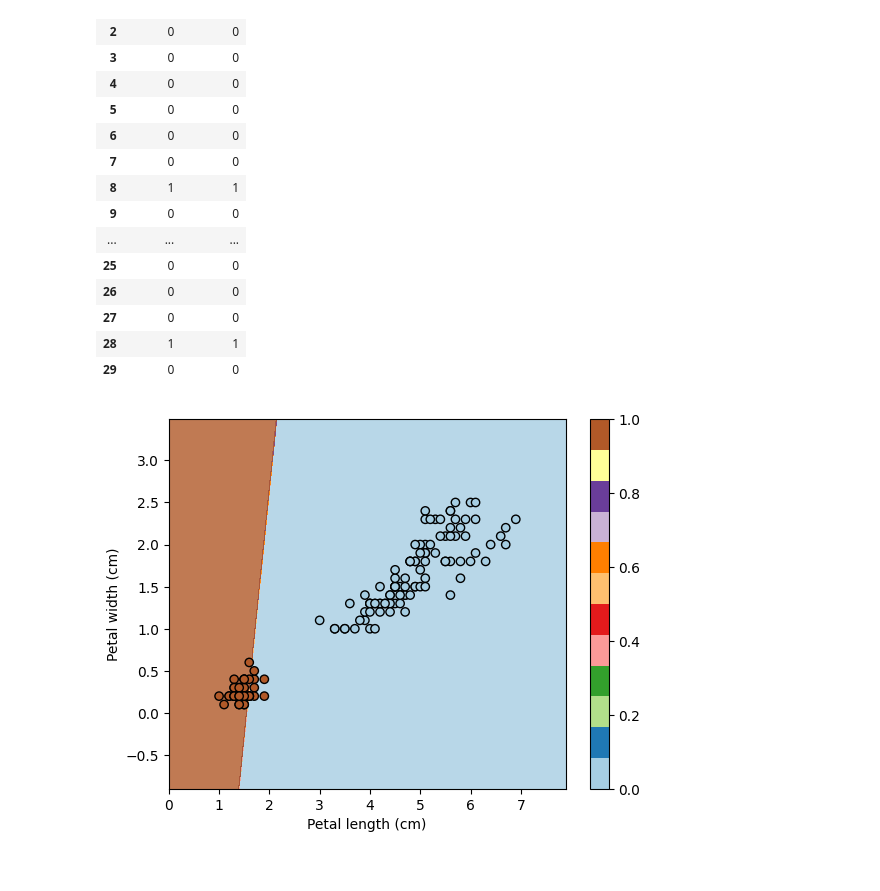
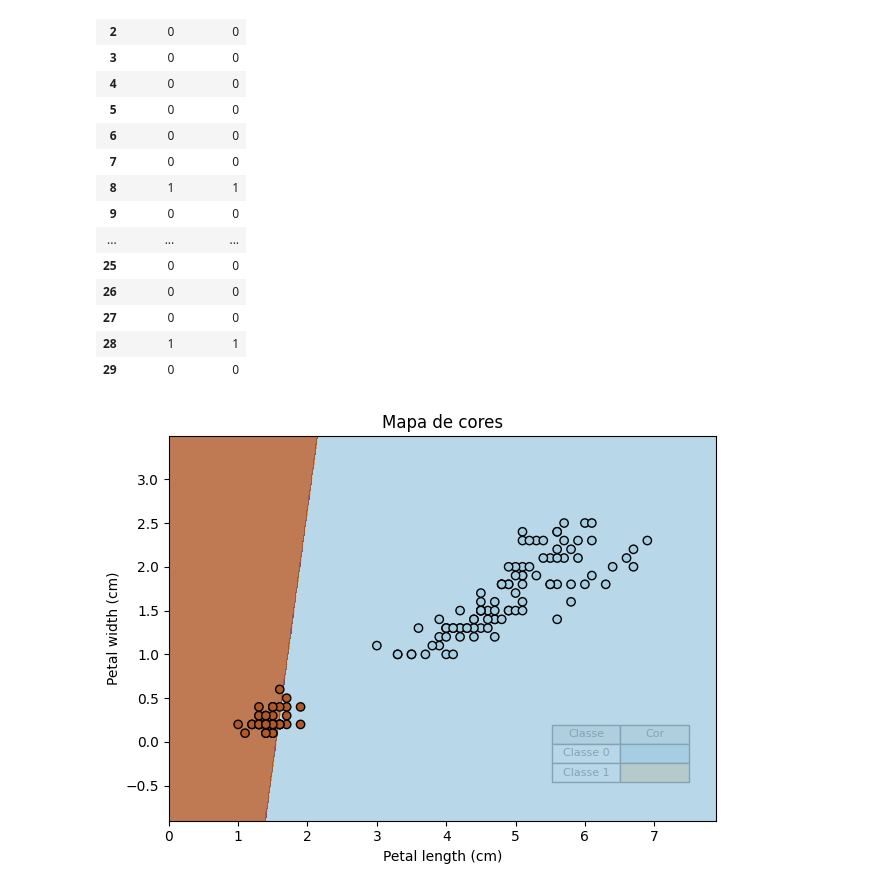
Before and after one commit to J0hnV1ct0r/Rpad, a Jupyter notebook: regressao_logistica.ipynb, the cells around one changed output. Cells and saved outputs as stored; diff of their text form; code cells hidden in the pictures.

```diff
--- a/regressao_logistica.ipynb
+++ b/regressao_logistica.ipynb
@@ -589,15 +619,46 @@ grid = pd.DataFrame({
 grid['prediction'] = model.predict(grid)
 # Transformar as previsões em formato de grade para visualização
 Z = grid['prediction'].values.reshape(xx.shape)
-# %%
-plt.contourf(xx, yy, Z, alpha=0.8, cmap=plt.cm.Paired)
-
-# Passar a variável y diretamente como a sequência de cores
-plt.scatter(x_arr[:, 0], x_arr[:, 1], c=y.values, edgecolor='k', cmap=plt.cm.Paired)
-
-plt.xlabel('Petal length (cm)')
-plt.ylabel('Petal width (cm)')
-plt.colorbar()  # Opcional, para mostrar a barra de cores
-plt.show()
-# %% [output]
-[figure, removed]
+# %%
+from matplotlib.table import Table
+plt.contourf(xx, yy, Z, alpha=0.8, cmap=plt.cm.Paired)
+
+# Passar a variável y diretamente como a sequência de cores
+plt.scatter(x_arr[:, 0], x_arr[:, 1], c=y.values, edgecolor='k', cmap=plt.cm.Paired)
+
+classes = np.unique(y)
+colors = [plt.cm.Paired(cls / len(classes)) for cls in classes]
+labels = [f"Classe {cls}" for cls in classes]
+
+# Criar a tabela no canto inferior direito
+
+ax = plt.gca()
+
+# Coordenadas da tabela (canto inferior direito)
+table = Table(ax, bbox=[0.7, 0.1, 0.25, 0.15])  # [x, y, width, height]
+
+# Largura e altura padrão das células
+cell_width = 0.12
+cell_height = 0.1
+
+# Cabeçalhos da tabela
+table.add_cell(0, 0, width=cell_width, height=cell_height, text="Classe", loc="center", facecolor="lightgray")
+table.add_cell(0, 1, width=cell_width, height=cell_height, text="Cor", loc="center", facecolor="lightgray")
+
+# Adicionar linhas com as cores e rótulos das classes
+classes = np.unique(y)
+for i, cls in enumerate(classes):
+    color = plt.cm.Paired(cls / len(classes))  # Cor sólida
+    table.add_cell(i + 1, 0, width=cell_width, height=cell_height, text=f"Classe {cls}", loc="center", facecolor="white")
+    table.add_cell(i + 1, 1, width=cell_width, height=cell_height, text="", loc="center", facecolor=color)
+
+# Adicionar a tabela ao gráfico
+ax.add_table(table)
+
+plt.xlabel('Petal length (cm)')
+plt.ylabel('Petal width (cm)')
+plt.title('Mapa de cores')
+plt.tight_layout()
+plt.show()
+# %% [output]
+[figure, added]
```
Also changed, not shown: parts of 11 cells of this notebook, 1 other file.
